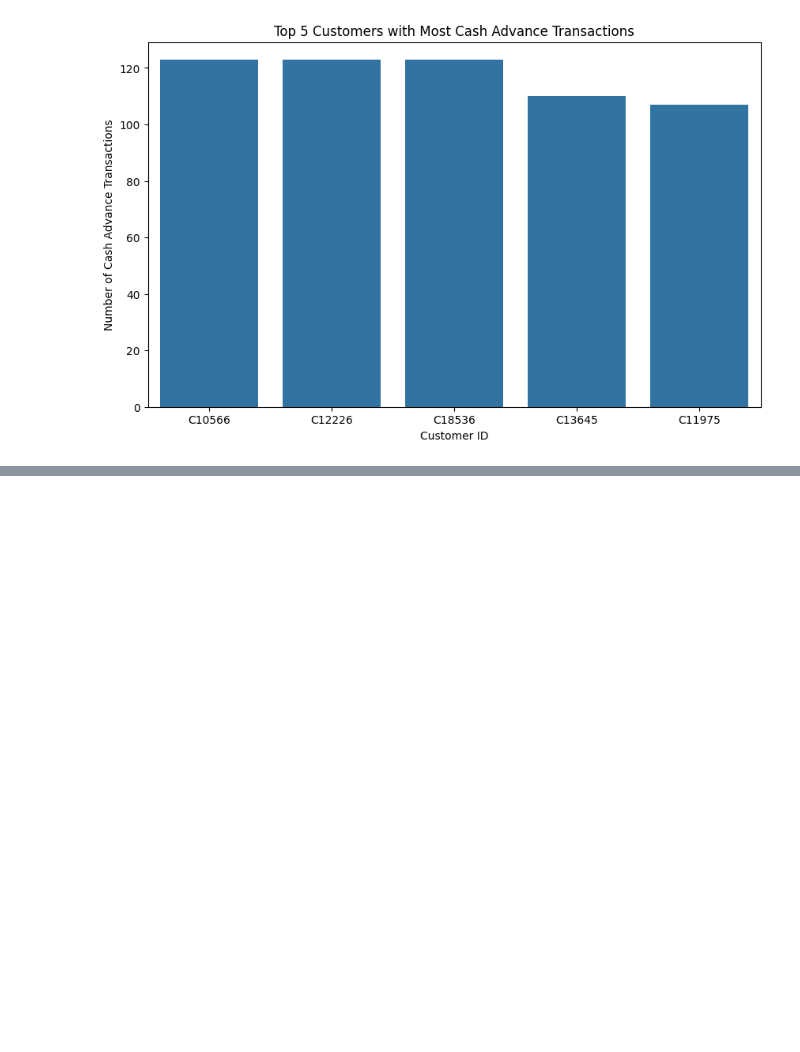
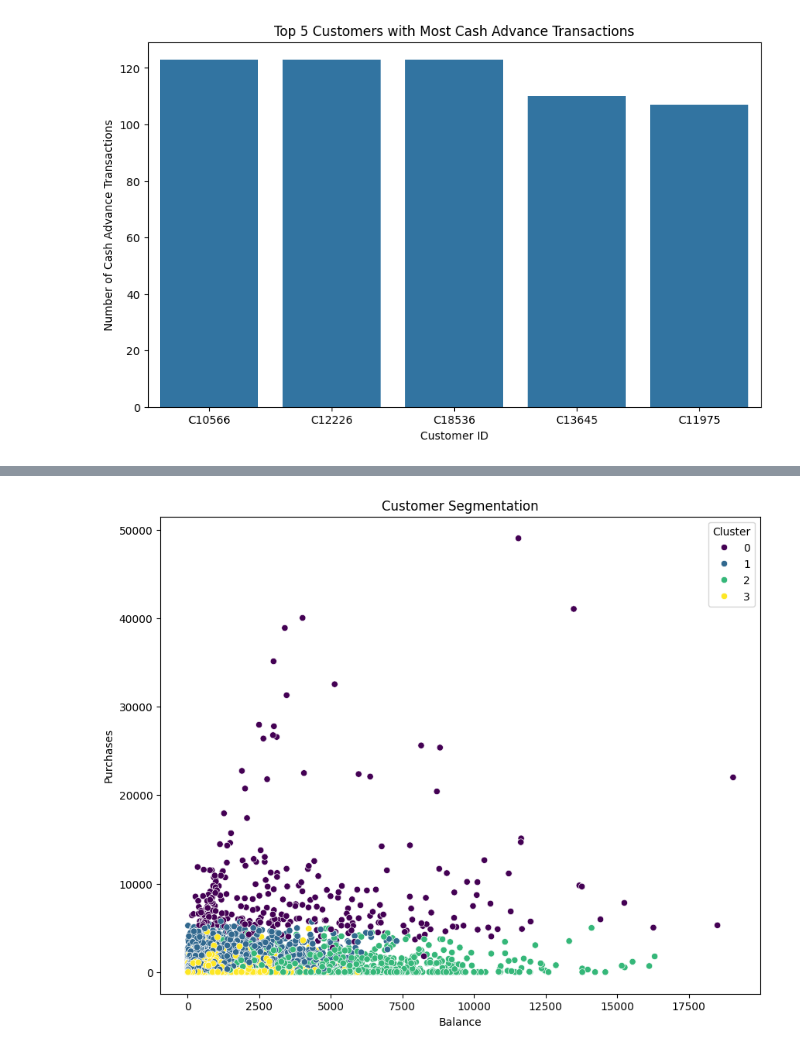
Before and after one commit to Cynthiachelangat/customersegmentation, a Jupyter notebook: bankclustering.ipynb, the cells around one changed output, grey strips where cells are left out. Saved outputs shown, nothing was run; the diff lists cells and outputs as text; code cells hidden in the pictures; blank space fills up the shorter version.

```diff
--- a/bankclustering.ipynb
+++ b/bankclustering.ipynb
@@ -346,0 +359,12 @@ KeyError: "['CUST_ID'] not in index"
+# %%
+# Apply KMeans clustering with the optimal number of clusters (e.g., 4)
+kmeans = KMeans(n_clusters=4, random_state=42)
+clusters = kmeans.fit_predict(X_scaled)
+# %%
+# Add the cluster labels to the original data
+credictcardData['Cluster'] = clusters
+
+# Analyze the characteristics of each cluster
+cluster_summary = credictcardData.groupby('Cluster')[features].mean()
+print("\nCluster Summary:")
+print(cluster_summary)
@@ -346,0 +389,11 @@ KeyError: "['CUST_ID'] not in index"
+# %%
+# Plot the clusters
+plt.figure(figsize=(10, 8))
+sns.scatterplot(x=credictcardData['BALANCE'], y=credictcardData['PURCHASES'], hue=credictcardData['Cluster'], palette='viridis')
+plt.title('Customer Segmentation')
+plt.xlabel('Balance')
+plt.ylabel('Purchases')
+plt.legend(title='Cluster')
+plt.show()
+# %% [output]
+[figure, added]
```
Also changed, not shown: parts of 9 cells of this notebook.
